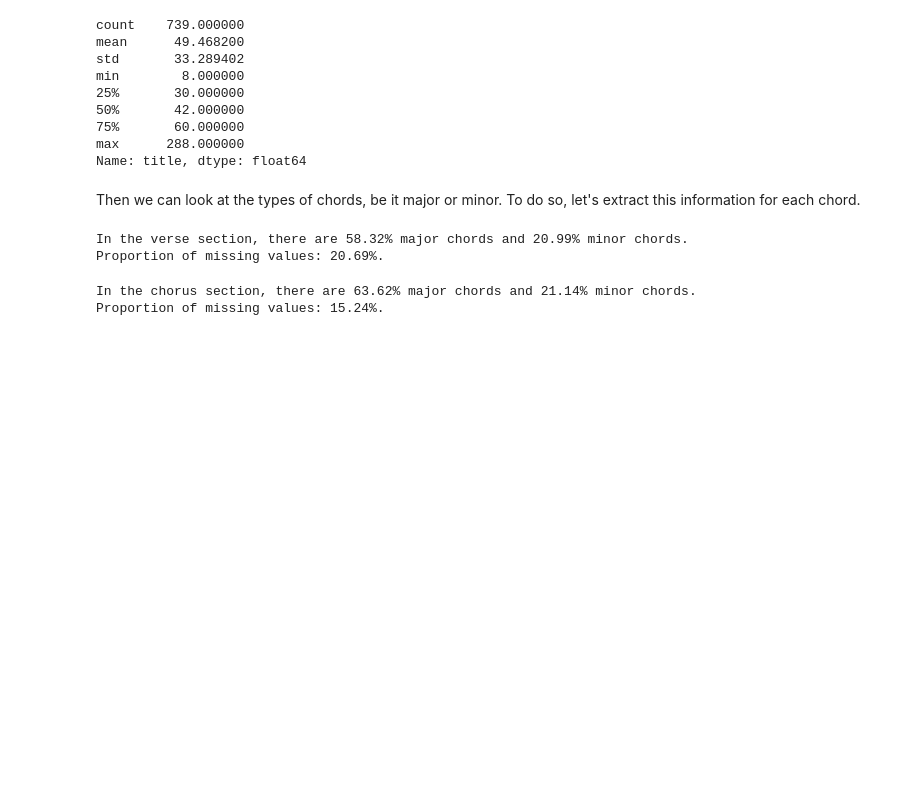
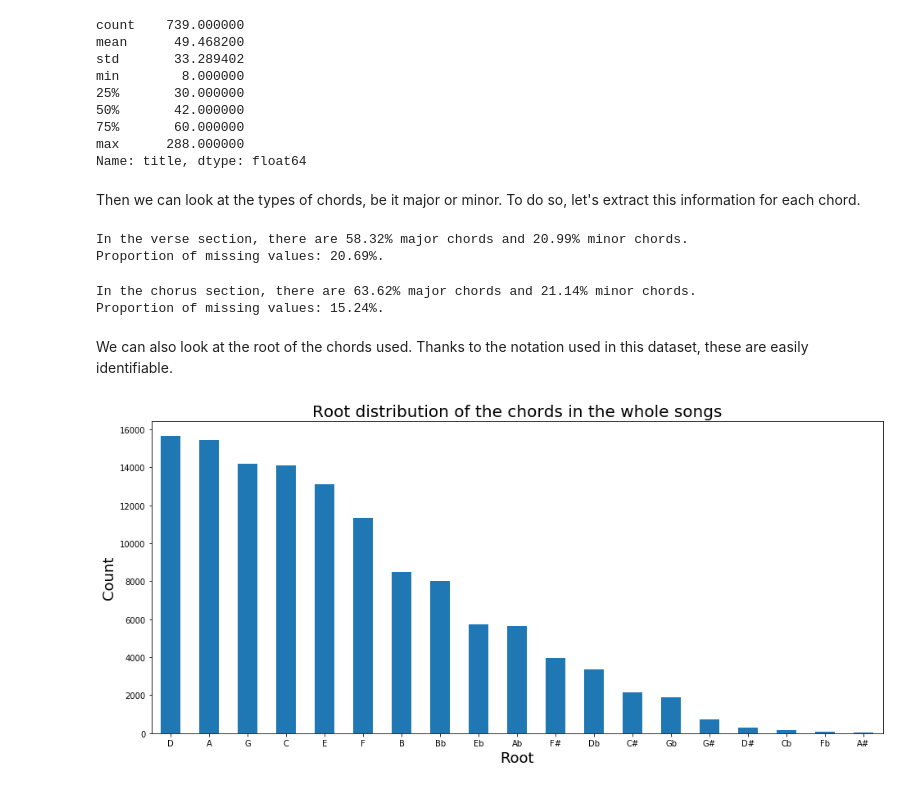
Before and after one commit to GiacomoAlliata/DigitalMusicologyProject, a Jupyter notebook: data_preprocessing.ipynb, the cells around one changed output. Drawn from its saved outputs; the diff is of its cells as text; code cells hidden in the pictures; blank space fills up the shorter version.

Commit message:
Added root distribution of chords

```diff
--- a/data_preprocessing.ipynb
+++ b/data_preprocessing.ipynb
@@ -582,3 +583,26 @@ major_minor_section('chorus')
 # %% [output]
 In the chorus section, there are 63.62% major chords and 21.14% minor chords.
 Proportion of missing values: 15.24%.
+# %% [markdown]
+We can also look at the root of the chords used. Thanks to the notation used in this dataset, these are easily identifiable.
+# %%
+def GetRoot(chord):
+    try:
+        root = chord.split(':')[0]
+        return root
+    except:
+        return np.nan
+# %%
+collection_df['root'] = collection_df['chord'].map(lambda x: GetRoot(x))
+# %%
+root_dist = collection_df.root.value_counts()
+#We remove the non-roots notation elements
+root_dist.drop(['*','&pause','N'], inplace = True)
+root_dist.plot(kind = 'bar')
+plt.title('Root distribution of the chords in the whole songs', fontsize = 20)
+plt.xlabel('Root', fontsize = 18)
+plt.xticks(rotation = 'horizontal')
+plt.ylabel('Count', fontsize = 18)
+plt.show()
+# %% [output]
+[figure, added]
```
Also changed, not shown: parts of 5 cells of this notebook.
